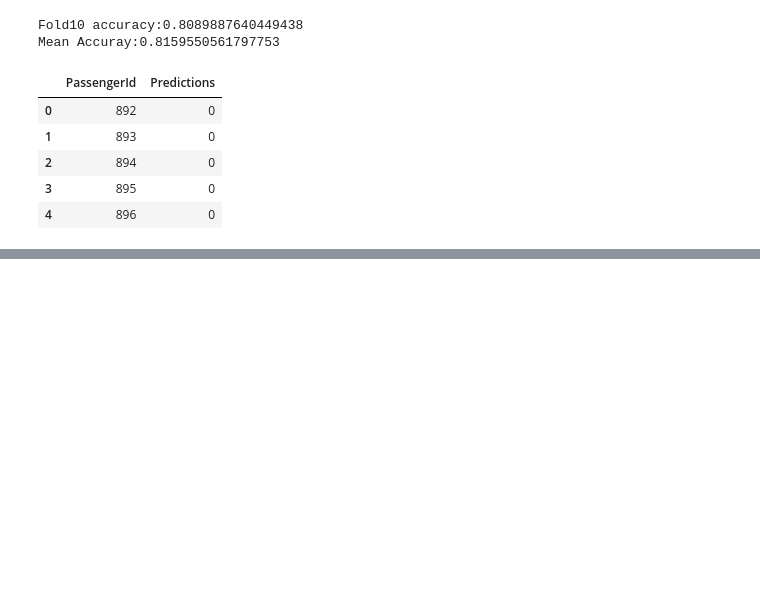
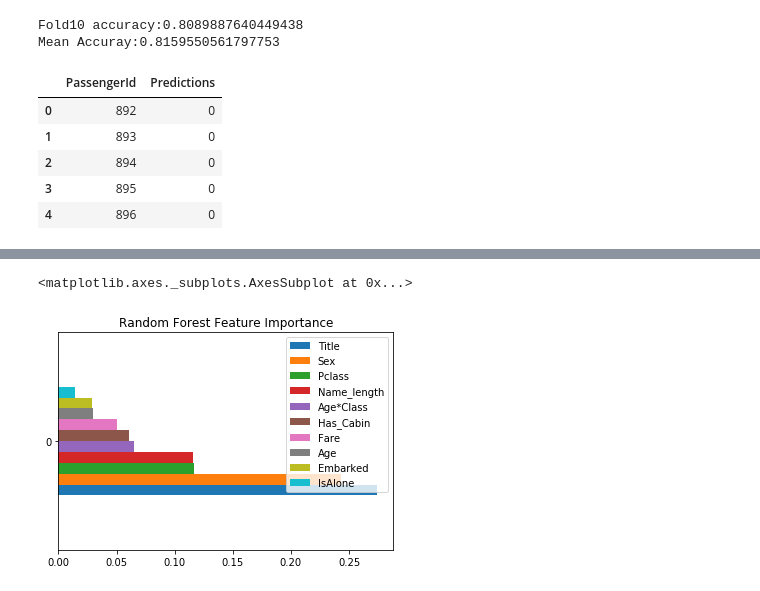
Before and after one commit to Teake1404/Shuqing-Ke-s-Python-Code-Projects, a Jupyter notebook: Titanic.ipynb, the cells around one changed output, grey strips where cells are left out. Cells and saved outputs as stored; diff of their text form; code cells hidden in the pictures; blank space fills up the shorter version.

```diff
--- a/Titanic.ipynb
+++ b/Titanic.ipynb
@@ -479,0 +516,2 @@ output.head()
+# %%
+clf.fit(X_train,y_train)
@@ -479,0 +558,2 @@ output.head()
+# %%
+run_kf(clf)
@@ -479,0 +623,14 @@ output.head()
+# %%
+rf_params={'n_jobs':-1,'n_estimators':500,'warm_start':True,
+'max_depth':6,'min_samples_leaf':2,'max_features':'sqrt'}
+et_params={'n_jobs':-1,'n_estimators':500,'max_depth':8,
+ 'min_samples_leaf':2         }
+ada_params={ 'n_estimators':500,'learning_rate':0.75}
+gb_params={'n_estimators':500,'max_depth':5, 'min_samples_leaf':2}
+svc_params={'kernel':'linear','C':0.025}
+# %%
+rf=SklearnHelper(clf=RandomForestClassifier,seed=seed,params=rf_params)
+et=SklearnHelper(clf=ExtraTreesClassifier,seed=seed,params=et_params)
+ada=SklearnHelper(clf=AdaBoostClassifier,seed=seed,params=ada_params)
+gb=SklearnHelper(clf=GradientBoostingClassifier,seed=seed,params=gb_params)
+svc=SklearnHelper(clf=SVC,seed=seed,params=svc_params)
@@ -479,0 +648,23 @@ output.head()
+# %%
+rf_features=[0.11656542, 0.2429004 , 0.02974277, 0.05079856 ,0.0286916 , 0.2743337,
+ 0.06107318, 0.11613319 ,0.01459769, 0.06516348]
+
+et_features=[0.13287748, 0.36248607 ,0.02733573 ,0.05851281, 0.03354825, 0.18935198,
+ 0.08346825, 0.05052766 ,0.02433916, 0.03755263]
+
+ada_features=[0.05 , 0.012, 0.02 , 0.044 ,0.012, 0.048, 0.014 ,0.712, 0.006, 0.082]
+
+gb_features=[0.11318049 ,0.01103442, 0.03104292, 0.08126349 ,0.03372682 ,0.44356943,
+ 0.04388375, 0.19125237, 0.01910655 ,0.03193977]
+
+
+
+rf_features=pd.Series(rf.feature_importance(X_train,y_train),index=X_train.columns).sort_values(ascending=False)
+et_features=pd.Series(et.feature_importance(X_train,y_train),index=X_train.columns).sort_values(ascending=False)
+ada_features=pd.Series(ada.feature_importance(X_train,y_train),index=X_train.columns).sort_values(ascending=False)
+gb_features=pd.Series(gb.feature_importance(X_train,y_train),index=X_train.columns).sort_values(ascending=False)
+img=pd.DataFrame([rf_features.tail(10)])
+img.plot(kind='barh',title='Random Forest Feature Importance')
+# %% [output]
+<matplotlib.axes._subplots.AxesSubplot at 0x...>
+[figure, added]
```
Also changed, not shown: parts of 30 cells of this notebook.
